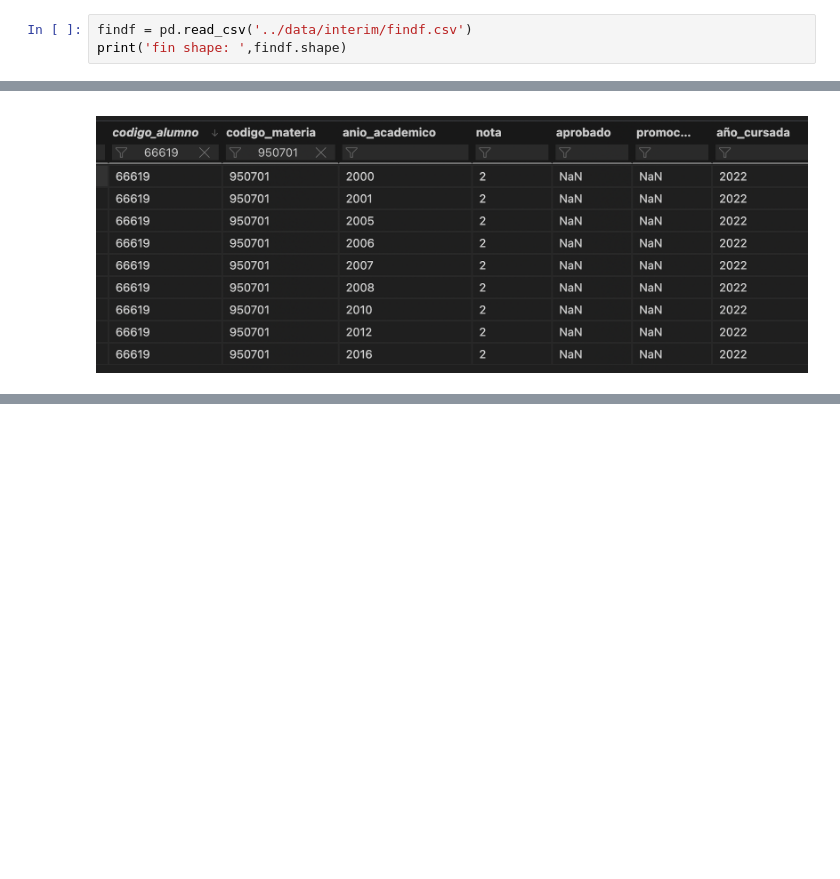
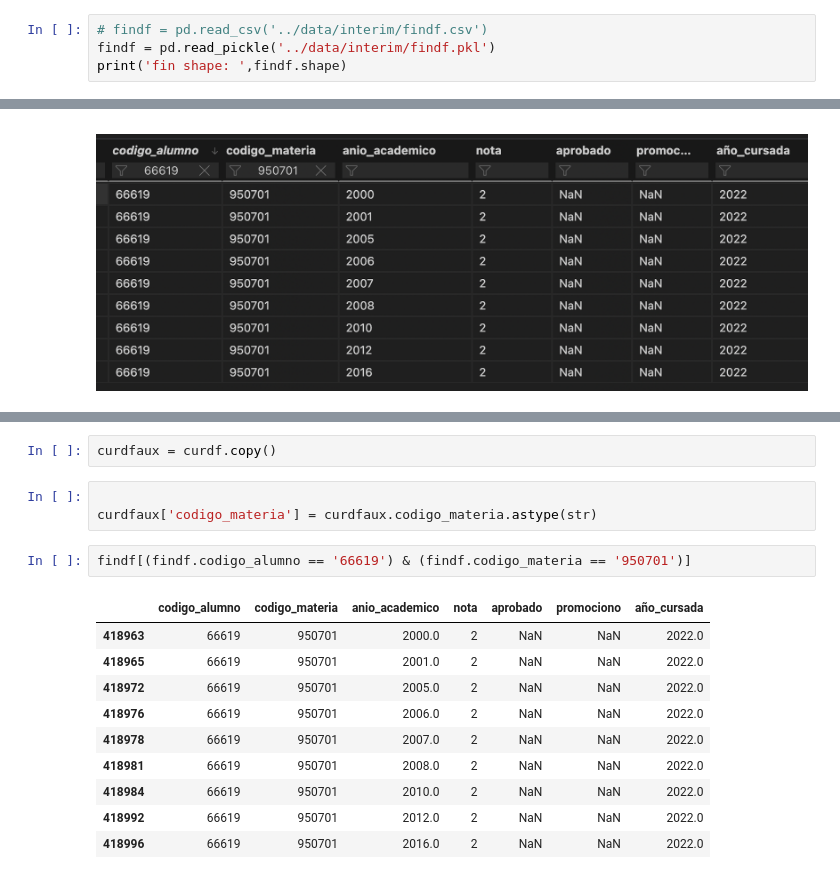
Before and after one commit to sebajarem/Desercion_en_Ingenieria, a Jupyter notebook: Notebooks/04_Limpieza_Datos_Cursadas.ipynb, the cells around one changed output, grey strips where cells are left out. Cells and saved outputs as stored; diff of their text form; blank space fills up the shorter version.

```diff
--- a/Notebooks/04_Limpieza_Datos_Cursadas.ipynb
+++ b/Notebooks/04_Limpieza_Datos_Cursadas.ipynb
@@ -139,7 +140,8 @@ no es factible eliminar a los alumnos q tengan al menos una recursada porque se
 # %% [markdown]
 traigo temporalmente los `finales` para saber si las fechas de ciclo lectivo se puede sber a que corresponde
 # %%
-findf = pd.read_csv('../data/interim/findf.csv')
+# findf = pd.read_csv('../data/interim/findf.csv')
+findf = pd.read_pickle('../data/interim/findf.pkl')
 print('fin shape: ',findf.shape)
 # %% [output]
 fin shape:  (554523, 7)
@@ -228,0 +261,18 @@ otro caso de lo mismo:
+# %%
+curdfaux = curdf.copy()
+# %%
+
+curdfaux['codigo_materia'] = curdfaux.codigo_materia.astype(str)
+# %%
+findf[(findf.codigo_alumno == '66619') & (findf.codigo_materia == '950701')]
+# %% [output]
+|  | codigo_alumno | codigo_materia | anio_academico | nota | aprobado | promociono | año_cursada |
+| 418963 | 66619 | 950701 | 2000.0 | 2 | NaN | NaN | 2022.0 |
+| 418965 | 66619 | 950701 | 2001.0 | 2 | NaN | NaN | 2022.0 |
+| 418972 | 66619 | 950701 | 2005.0 | 2 | NaN | NaN | 2022.0 |
+| 418976 | 66619 | 950701 | 2006.0 | 2 | NaN | NaN | 2022.0 |
+| 418978 | 66619 | 950701 | 2007.0 | 2 | NaN | NaN | 2022.0 |
+| 418981 | 66619 | 950701 | 2008.0 | 2 | NaN | NaN | 2022.0 |
+| 418984 | 66619 | 950701 | 2010.0 | 2 | NaN | NaN | 2022.0 |
+| 418992 | 66619 | 950701 | 2012.0 | 2 | NaN | NaN | 2022.0 |
+| 418996 | 66619 | 950701 | 2016.0 | 2 | NaN | NaN | 2022.0 |
```
Also changed, not shown: parts of 9 cells of this notebook, 3 other files.
